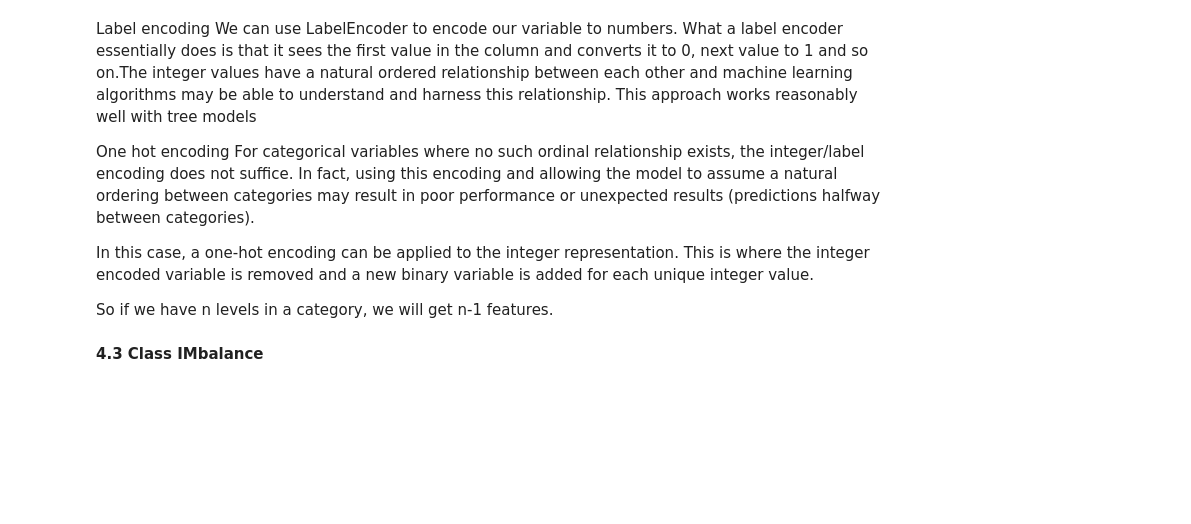
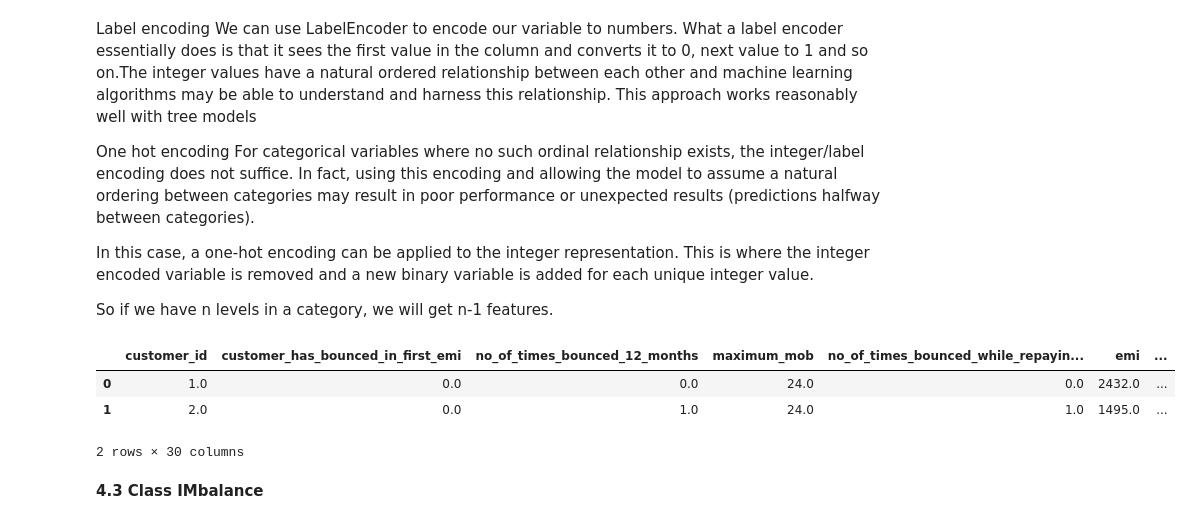
Before and after one commit to Karlajack/MachineLearning1, a Jupyter notebook: Credit_Risk_Modelling.ipynb, the cells around one changed output. Drawn from its saved outputs; the diff is of its cells as text; code cells hidden in the pictures; blank space fills up the shorter version.

```diff
--- a/Credit_Risk_Modelling.ipynb
+++ b/Credit_Risk_Modelling.ipynb
@@ -250,6 +268,13 @@ le = LabelEncoder()
 
 for feature in CatVariables:
     data[feature] = le.fit_transform(data[feature].astype(str))
+# %%
+data.head(2)
+# %% [output]
+|  | customer_id | customer_has_bounced_in_first_emi | no_of_times_bounced_12_months | maximum_mob | no_of_times_bounced_while_repayin... | emi | ... |
+| 0 | 1.0 | 0.0 | 0.0 | 24.0 | 0.0 | 2432.0 | ... |
+| 1 | 2.0 | 0.0 | 1.0 | 24.0 | 1.0 | 1495.0 | ... |
+2 rows × 30 columns
 # %% [markdown]
 **4.3 Class IMbalance**
 # %%
```
Also changed, not shown: parts of 20 cells of this notebook.
